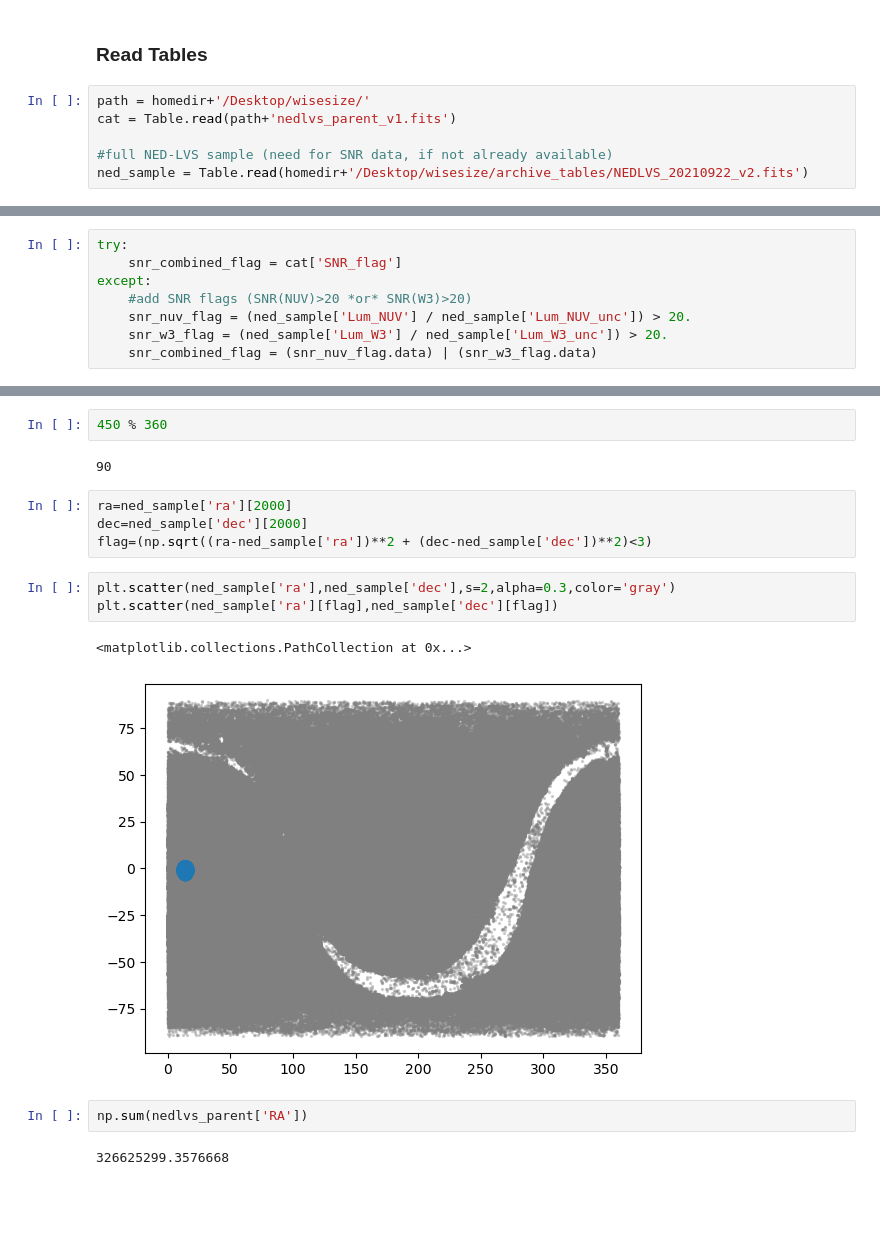
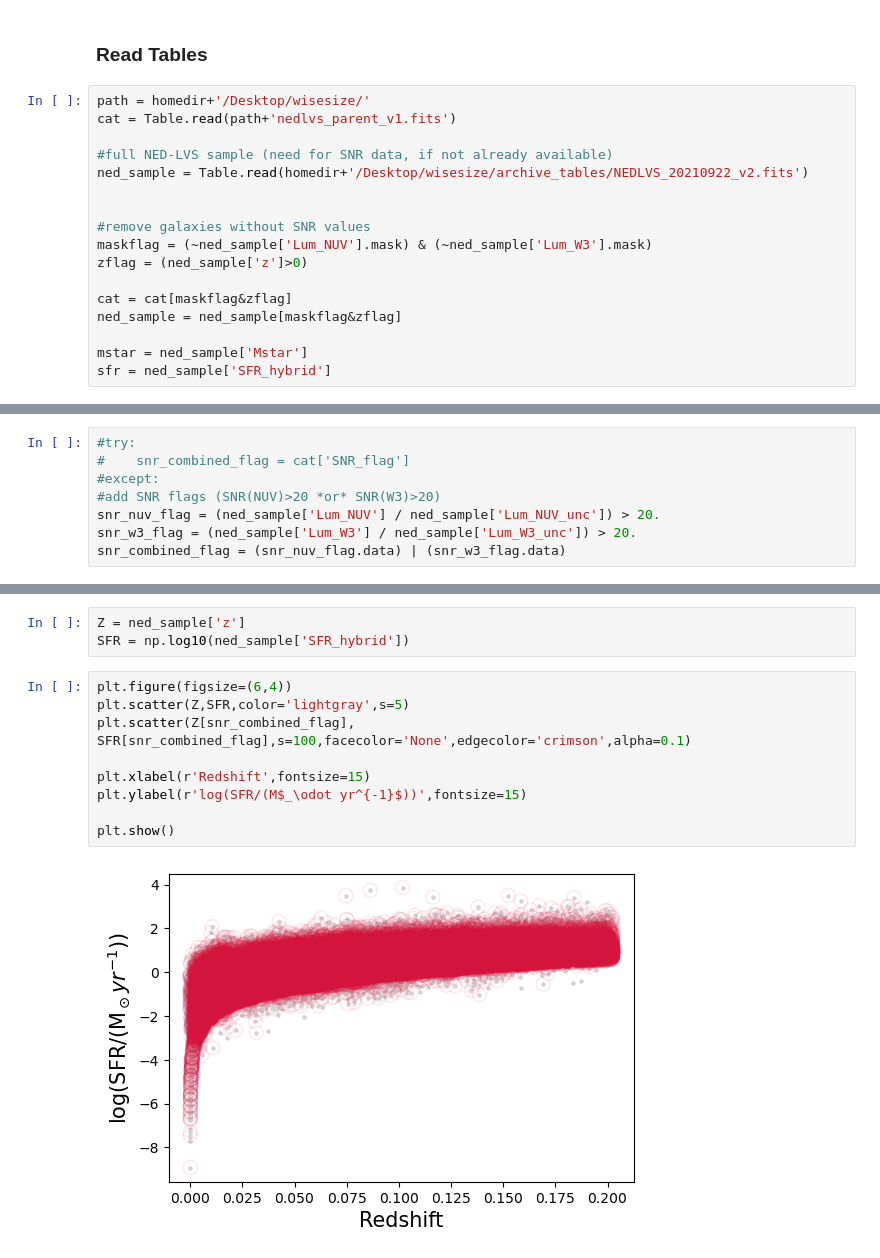
Before and after one commit to gammaspire/wisesize, a Jupyter notebook: parent_sample/SFR_limit.ipynb, the cells around one changed output, grey strips where cells are left out. Saved outputs shown, nothing was run; the diff lists cells and outputs as text; blank space fills up the shorter version.

```diff
--- a/parent_sample/SFR_limit.ipynb
+++ b/parent_sample/SFR_limit.ipynb
@@ -15,3 +20,14 @@ cat = Table.read(path+'nedlvs_parent_v1.fits')
 
 #full NED-LVS sample (need for SNR data, if not already available)
 ned_sample = Table.read(homedir+'/Desktop/wisesize/archive_tables/NEDLVS_20210922_v2.fits')
+
+
+#remove galaxies without SNR values
+maskflag = (~ned_sample['Lum_NUV'].mask) & (~ned_sample['Lum_W3'].mask)
+zflag = (ned_sample['z']>0)
+
+cat = cat[maskflag&zflag]
+ned_sample = ned_sample[maskflag&zflag]
+
+mstar = ned_sample['Mstar']
+sfr = ned_sample['SFR_hybrid']
@@ -23,8 +36,8 @@ ned_sample = Table.read(homedir+'/Desktop/wisesize/archive_tables/NEDLVS_2021092
 # %%
-try:
-    snr_combined_flag = cat['SNR_flag']
-except:
-    #add SNR flags (SNR(NUV)>20 *or* SNR(W3)>20)
-    snr_nuv_flag = (ned_sample['Lum_NUV'] / ned_sample['Lum_NUV_unc']) > 20.
-    snr_w3_flag = (ned_sample['Lum_W3'] / ned_sample['Lum_W3_unc']) > 20.
-    snr_combined_flag = (snr_nuv_flag.data) | (snr_w3_flag.data)
+#try:
+#    snr_combined_flag = cat['SNR_flag']
+#except:
+#add SNR flags (SNR(NUV)>20 *or* SNR(W3)>20)
+snr_nuv_flag = (ned_sample['Lum_NUV'] / ned_sample['Lum_NUV_unc']) > 20.
+snr_w3_flag = (ned_sample['Lum_W3'] / ned_sample['Lum_W3_unc']) > 20.
+snr_combined_flag = (snr_nuv_flag.data) | (snr_w3_flag.data)
@@ -66,18 +44,14 @@ array([44.92088889, 21.58786111])
-# %%
-450 % 360
-# %% [output]
-90
-# %%
-ra=ned_sample['ra'][2000]
-dec=ned_sample['dec'][2000]
-flag=(np.sqrt((ra-ned_sample['ra'])**2 + (dec-ned_sample['dec'])**2)<3)
-# %%
-plt.scatter(ned_sample['ra'],ned_sample['dec'],s=2,alpha=0.3,color='gray')
-plt.scatter(ned_sample['ra'][flag],ned_sample['dec'][flag])
-# %% [output]
-<matplotlib.collections.PathCollection at 0x...>
-[figure, removed]
-# %%
-np.sum(nedlvs_parent['RA'])
-# %% [output]
-326625299.3576668
+# %%
+Z = ned_sample['z']
+SFR = np.log10(ned_sample['SFR_hybrid'])
+# %%
+plt.figure(figsize=(6,4))
+plt.scatter(Z,SFR,color='lightgray',s=5)
+plt.scatter(Z[snr_combined_flag], SFR[snr_combined_flag],s=100,facecolor='None',edgecolor='crimson',alpha=0.1)
+
+plt.xlabel(r'Redshift',fontsize=15)
+plt.ylabel(r'log(SFR/(M$_\odot yr^{-1}$))',fontsize=15)
+
+plt.show()
+# %% [output]
+[figure, added]
```
Also changed, not shown: parts of 14 cells of this notebook, 2 other files.
